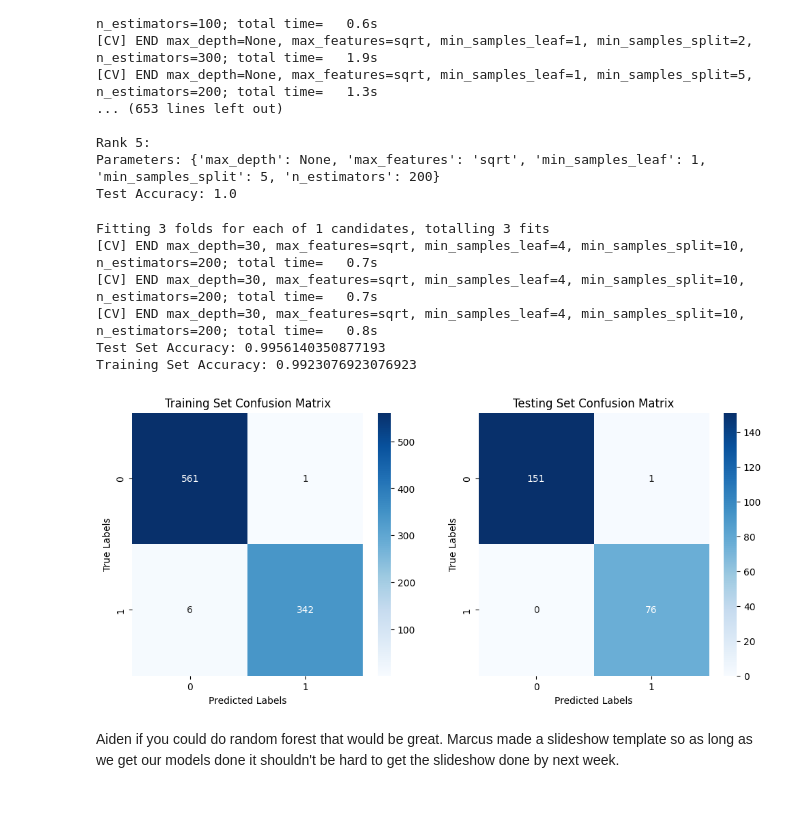
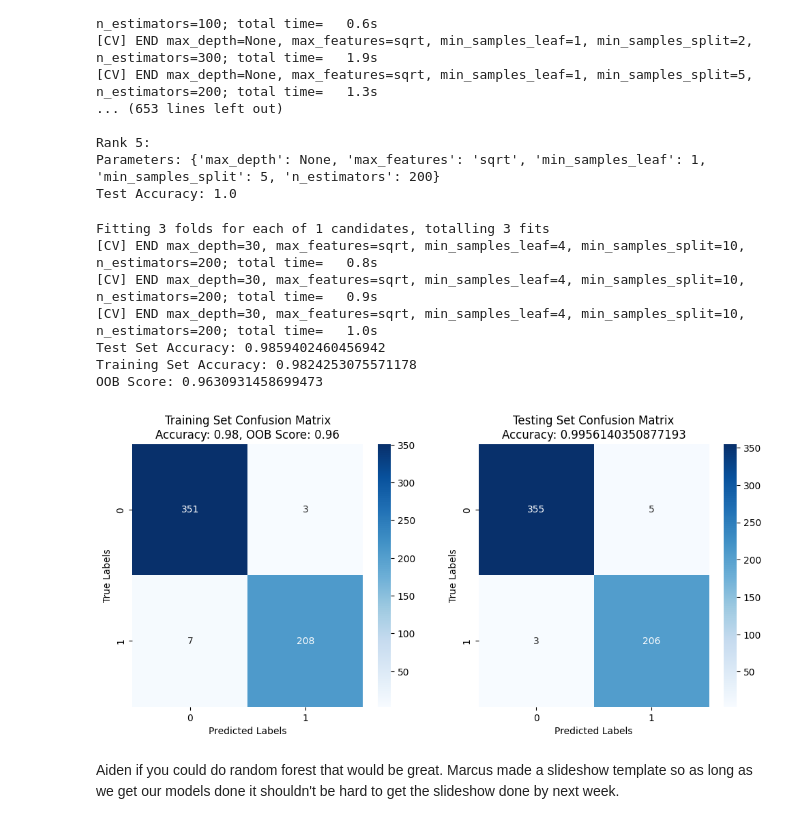
Before and after one commit to vern3432/DSE3002_Varano_Matt_Marcus_PF, a Jupyter notebook: Varano-Project-4.ipynb, the cells around one changed output. Saved outputs shown, nothing was run; the diff lists cells and outputs as text; code cells hidden in the pictures.

Commit message:
Random Forest

```diff
--- a/Varano-Project-4.ipynb
+++ b/Varano-Project-4.ipynb
@@ -171,8 +171,7 @@ from sklearn.metrics import classification_report, accuracy_score, confusion_mat
 import seaborn as sns
 import matplotlib.pyplot as plt
 
-# Load your dataset
-
+# Assume data has been loaded into 'data' DataFrame
 # Prepare the data
 X = data.drop('diagnosis', axis=1)
 y = data['diagnosis']
@@ -182,10 +181,10 @@ label_encoder = LabelEncoder()
 y_encoded = label_encoder.fit_transform(y)
 
 # Split data into training and testing sets
-X_train, X_test, y_train, y_test = train_test_split(X, y_encoded, test_size=0.2, random_state=42)
+X_train, X_test, y_train, y_test = train_test_split(X, y_encoded, test_size=0.3, random_state=42)
 
-# Set up the RandomForestClassifier model
-model = RandomForestClassifier(random_state=42)
+# Set up the RandomForestClassifier model with OOB score enabled
+model = RandomForestClassifier(random_state=42, oob_score=True)
 
 # Create a parameter grid for GridSearchCV
 param_grid = {
@@ -202,39 +201,41 @@ grid_search.fit(X_train, y_train)
 
 # Best model after grid search
 best_rf = grid_search.best_estimator_
 
 # Predictions for test and training sets
 y_pred_test = best_rf.predict(X_test)
 y_pred_train = best_rf.predict(X_train)
 
 # Evaluation metrics
 print("Test Set Accuracy:", accuracy_score(y_test, y_pred_test))
 print("Training Set Accuracy:", accuracy_score(y_train, y_pred_train))
+print("OOB Score:", best_rf.oob_score_)  # Out-of-bag score
 
 # Confusion Matrices
 cm_train = confusion_matrix(y_train, y_pred_train)
 cm_test = confusion_matrix(y_test, y_pred_test)
 
 # Plotting confusion matrices
 fig, ax = plt.subplots(1, 2, figsize=(12, 5))
 sns.heatmap(cm_train, annot=True, fmt='d', cmap='Blues', ax=ax[0])
-ax[0].set_title('Training Set Confusion Matrix')
+ax[0].set_title(f'Training Set Confusion Matrix\nAccuracy: {accuracy_score(y_train, y_pred_train):.2f}, OOB Score: {best_rf.oob_score_:.2f}')
 ax[0].set_xlabel('Predicted Labels')
 ax[0].set_ylabel('True Labels')
 
 sns.heatmap(cm_test, annot=True, fmt='d', cmap='Blues', ax=ax[1])
-ax[1].set_title('Testing Set Confusion Matrix')
+ax[1].set_title(f'Testing Set Confusion Matrix\nAccuracy: {0.9956140350877193}')
 ax[1].set_xlabel('Predicted Labels')
 ax[1].set_ylabel('True Labels')
 
 plt.show()
 # %% [output]
 Fitting 3 folds for each of 1 candidates, totalling 3 fits
-[CV] END max_depth=30, max_features=sqrt, min_samples_leaf=4, min_samples_split=10, n_estimators=200; total time=   0.7s
-[CV] END max_depth=30, max_features=sqrt, min_samples_leaf=4, min_samples_split=10, n_estimators=200; total time=   0.7s
 [CV] END max_depth=30, max_features=sqrt, min_samples_leaf=4, min_samples_split=10, n_estimators=200; total time=   0.8s
-Test Set Accuracy: 0.9956140350877193
-Training Set Accuracy: 0.9923076923076923
+[CV] END max_depth=30, max_features=sqrt, min_samples_leaf=4, min_samples_split=10, n_estimators=200; total time=   0.9s
+[CV] END max_depth=30, max_features=sqrt, min_samples_leaf=4, min_samples_split=10, n_estimators=200; total time=   1.0s
+Test Set Accuracy: 0.9859402460456942
+Training Set Accuracy: 0.9824253075571178
+OOB Score: 0.9630931458699473
-[figure, old version]
+[figure, new version]
 # %% [markdown]
 Aiden if you could do random forest that would be great. Marcus made a slideshow template so as long as we get our models done it shouldn't be hard to get the slideshow done by next week.
```
